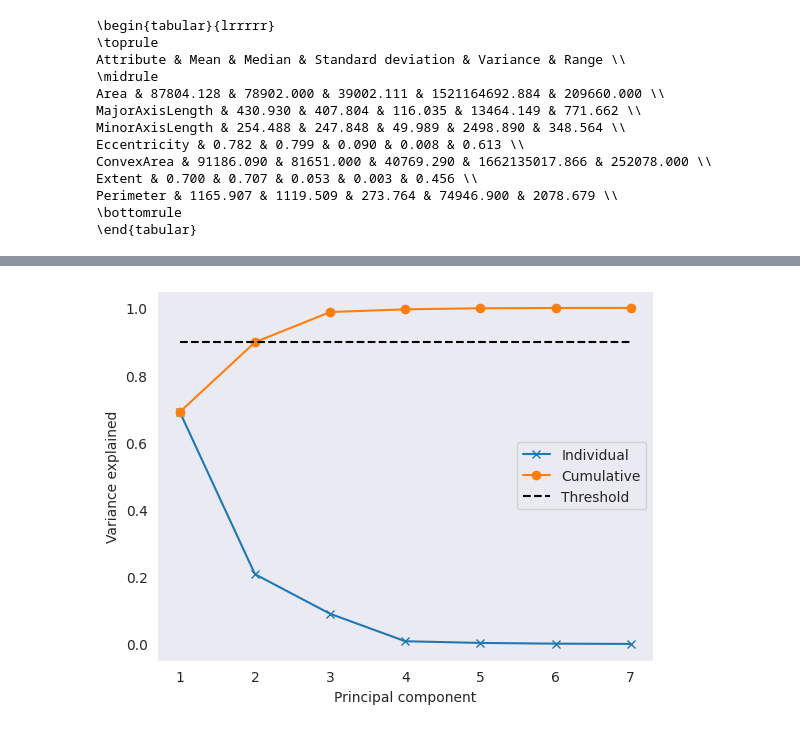
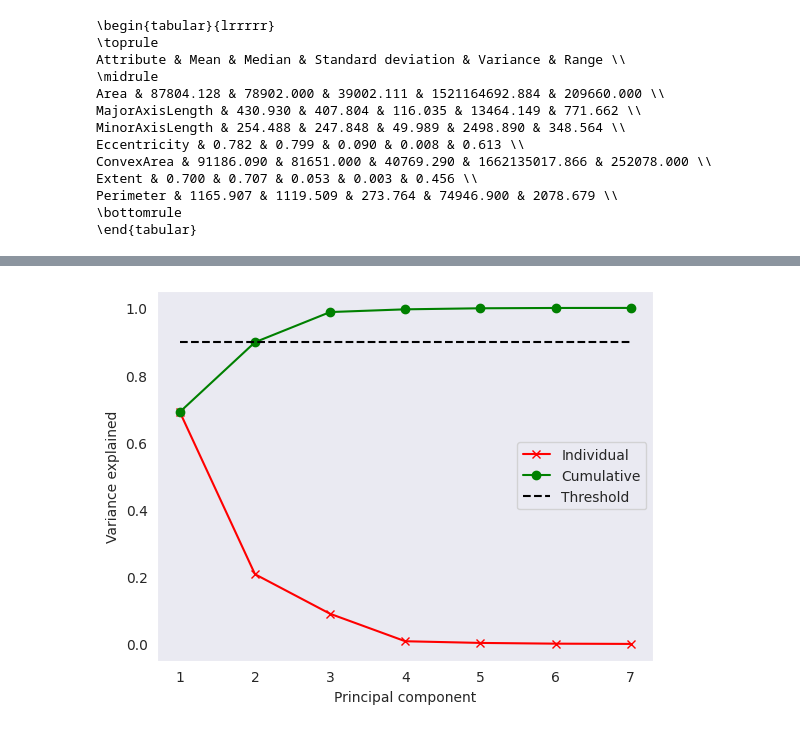
Before and after one commit to rudfor/goku, a Jupyter notebook: goku.ipynb, the cells around one changed output, grey strips where cells are left out. Cells and saved outputs as stored; diff of their text form; code cells hidden in the pictures.

```diff
--- a/goku.ipynb
+++ b/goku.ipynb
@@ -140,24 +145,24 @@ plt.savefig('output/histograms.png', dpi=300)
-# %%
-# Subtract mean value and normalize
-Y = X - np.ones((N, 1)) * X.mean(axis=0)
-Y = Y * (1 / np.std(Y, 0))
-# PCA by computing SVD of Y
-U, S, V = svd(Y, full_matrices=False)
-# Compute variance explained by principal components
-rho = (S * S) / (S * S).sum()
-threshold = 0.9
-# Plot variance explained
-plt.figure()
-plt.plot(range(1, len(rho) + 1), rho, "x-")
-plt.plot(range(1, len(rho) + 1), np.cumsum(rho), "o-")
-plt.plot([1, len(rho)], [threshold, threshold], "k--")
-plt.xlabel("Principal component")
-plt.ylabel("Variance explained")
-plt.legend(["Individual", "Cumulative", "Threshold"])
-plt.grid()
-plt.savefig('output/pca_explained.png', dpi=300)
-# %% [output]
-[figure, removed]
+# %%
+# Subtract mean value and normalize
+Y = X - np.ones((N, 1)) * X.mean(axis=0)
+Y = Y * (1 / np.std(Y, 0))
+# PCA by computing SVD of Y
+U, S, V = svd(Y, full_matrices=False)
+# Compute variance explained by principal components
+rho = (S * S) / (S * S).sum()
+threshold = 0.9
+# Plot variance explained
+plt.figure()
+plt.plot(range(1, len(rho) + 1), rho, "x-", color='red')
+plt.plot(range(1, len(rho) + 1), np.cumsum(rho), "o-", color='green')
+plt.plot([1, len(rho)], [threshold, threshold], "k--")
+plt.xlabel("Principal component")
+plt.ylabel("Variance explained")
+plt.legend(["Individual", "Cumulative", "Threshold"])
+plt.grid()
+plt.savefig('output/pca_explained.png', dpi=300)
+# %% [output]
+[figure, added]
 # %%
 # Project the centered data onto principal component space
 Z = Y @ V.T
```
Also changed, not shown: parts of 6 cells of this notebook, 4 other files.
